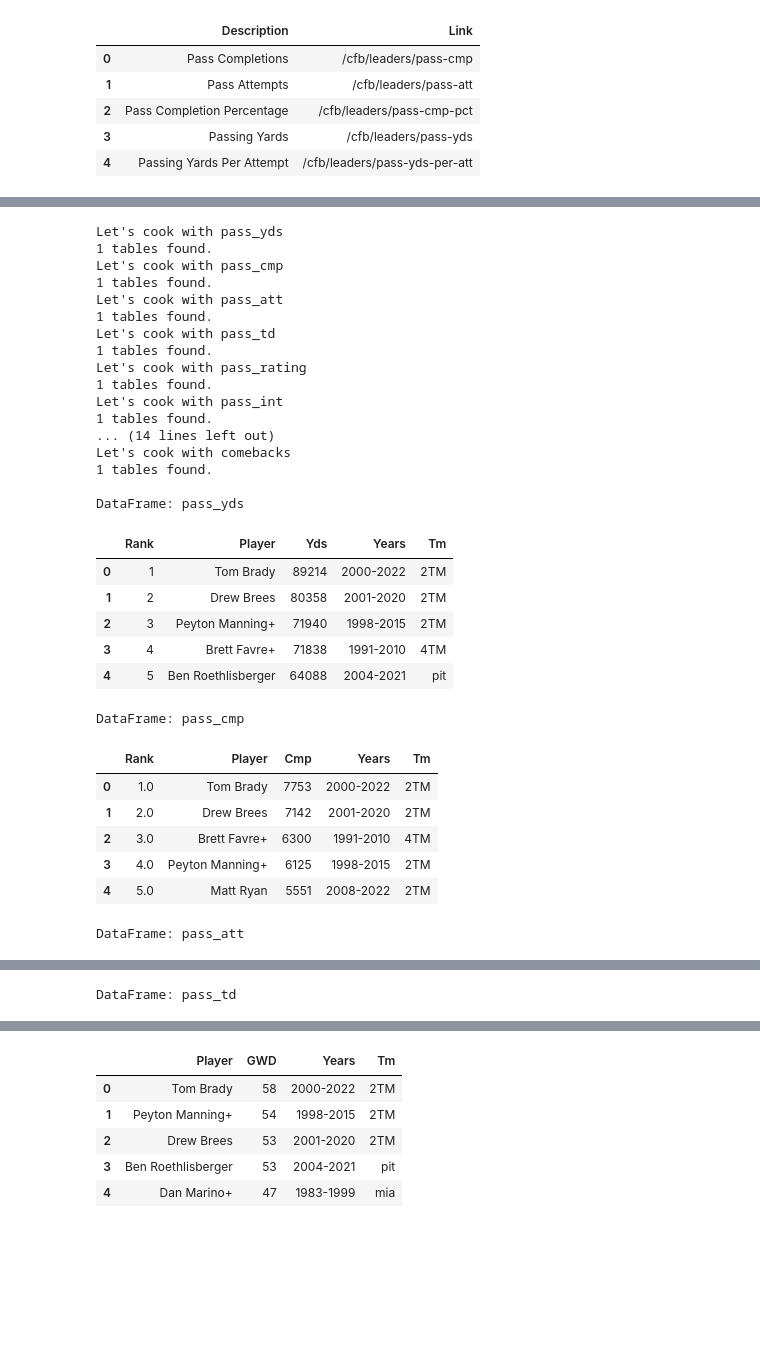
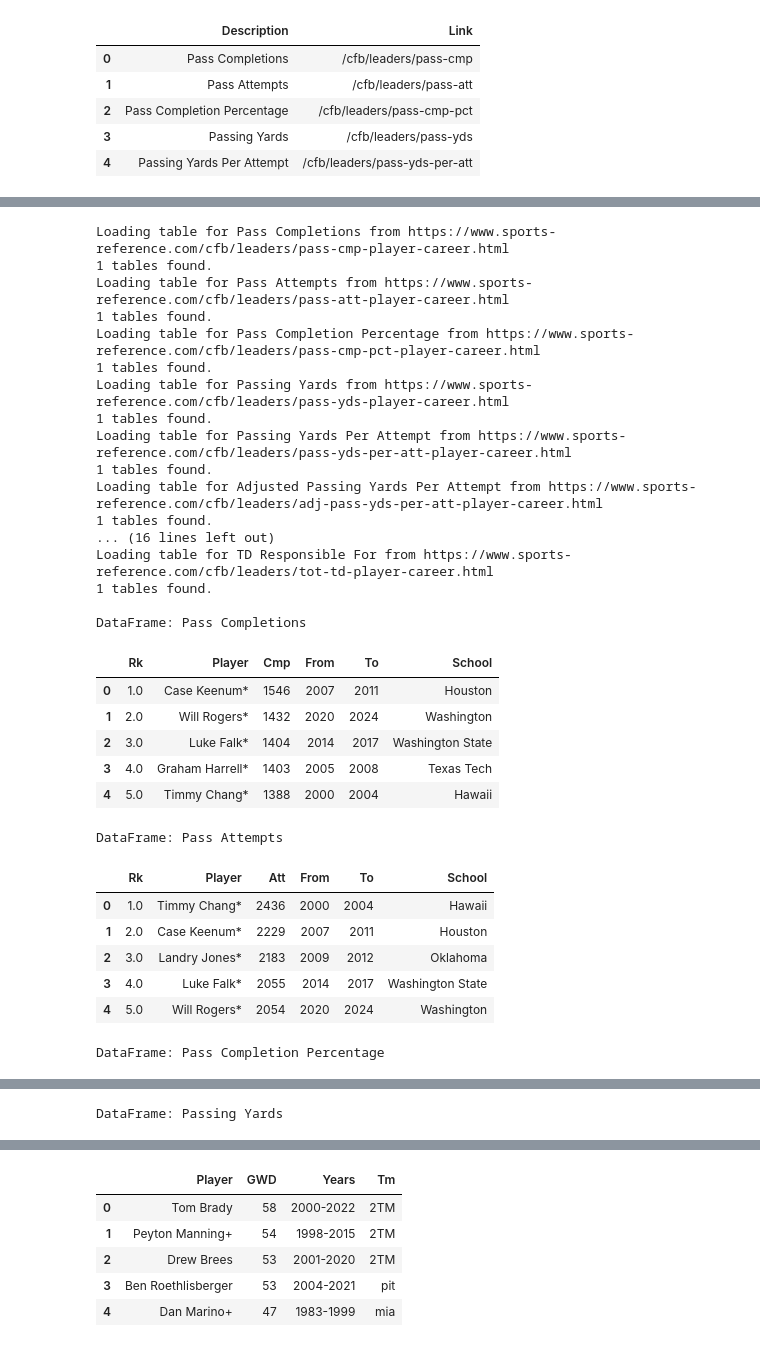
Before and after one commit to willablackmon/nfl_quarterback_draft, a Jupyter notebook: data_sourcing/cfb_ref_stats.ipynb, the cells around one changed output, grey strips where cells are left out. Saved outputs shown, nothing was run; the diff lists cells and outputs as text; code cells hidden in the pictures; blank space fills up the shorter version.

```diff
--- a/data_sourcing/sp_ref_cfb_stats.ipynb
+++ b/data_sourcing/cfb_ref_stats.ipynb
@@ -28,7 +28,7 @@ qb_data = {
     "Total Plays": "/cfb/leaders/tot-plays",
     "Total Yards": "/cfb/leaders/tot-yds",
     "Total Yards Per Play": "/cfb/leaders/tot-yds-per-play",
-    "TD Responsible For": "/cfb/leaders/tot-td",
+    "TD Responsible For": "/cfb/leaders/tot-td"
     }
 
 data = {
@@ -85,10 +85,6 @@ data = {
 }
 
 # https://www.sports-reference.com
-
-# Create a DataFrame from the dictionary
-df = pd.DataFrame(list(qb_data.items()), columns=['Description', 'Link'])
-df.head()
 # %% [output]
 |  | Description | Link |
 | 0 | Pass Completions | /cfb/leaders/pass-cmp |
@@ -138,71 +183,63 @@ NameError: name 'df' is not defined
 # %%
-url_list = [
-
-
-
-
-
-
-]
+import time
 
 # Dictionary to store each DataFrame
 dataframes = {}
 
-for url in url_list:
+for name, path in cfb_qb_data.items():
+    url = f'{base_url}{path}{url_suffix}'
+    time.sleep(1)
     response = requests.get(url)
     if response.status_code == 200:
-        name = url.split("leaders/")[1].replace('_career.htm', '')
-        print(f"Let's cook with {name}")
-        # Parse HTML content with BeautifulSoup
+        print(f"Loading table for {name} from {url}")
+
+# Parse HTML content with BeautifulSoup
         soup = BeautifulSoup(response.text, 'html.parser')
         tables = soup.find_all('table')
-        # Find all tables in the HTML content, print the number found
+# Find all tables in the HTML content, print the number found
         if tables:
             print(f"{len(tables)} tables found.")
             table_index = 0  # Replace with the correct table index after identifying
             df = pd.read_html(str(tables[table_index]), header=0)[0]
-            # df = df.rename(columns={'Player': 'Player', 'Tm': f'Tm_{name}', 'Years': f'Years_{name}'})
-
-            #  save each DataFrame into a dictionary called dataframes, with name as the key
             dataframes[name] = df  # Save each DataFrame with a unique name
         else:
             print("No tables found.")
     else:
-        print(f"Failed to fetch the webpage. Status code: {response.status_code}")
+        print(f"Failed to fetch {url}. Status code: {response.status_code}")
 
 # Display the DataFrames
 for name, df in dataframes.items():
     print(f"\nDataFrame: {name}")
     display(df.head())
 # %% [output]
-Let's cook with pass_yds
+Loading table for Pass Completions from https://www.sports-reference.com/cfb/leaders/pass-cmp-player-career.html
 1 tables found.
-Let's cook with pass_cmp
+Loading table for Pass Attempts from https://www.sports-reference.com/cfb/leaders/pass-att-player-career.html
 1 tables found.
-Let's cook with pass_att
+Loading table for Pass Completion Percentage from https://www.sports-reference.com/cfb/leaders/pass-cmp-pct-player-career.html
 1 tables found.
-Let's cook with pass_td
+Loading table for Passing Yards from https://www.sports-reference.com/cfb/leaders/pass-yds-player-career.html
 1 tables found.
-Let's cook with pass_rating
+Loading table for Passing Yards Per Attempt from https://www.sports-reference.com/cfb/leaders/pass-yds-per-att-player-career.html
 1 tables found.
-Let's cook with pass_int
+Loading table for Adjusted Passing Yards Per Attempt from https://www.sports-reference.com/cfb/leaders/adj-pass-yds-per-att-player-career.html
 1 tables found.
-... (14 lines left out)
-Let's cook with comebacks
+... (16 lines left out)
+Loading table for TD Responsible For from https://www.sports-reference.com/cfb/leaders/tot-td-player-career.html
 1 tables found.
 
-DataFrame: pass_yds
+DataFrame: Pass Completions
-|  | Rank | Player | Yds | Years | Tm |
-| 0 | 1 | Tom Brady | 89214 | 2000-2022 | 2TM |
-| 1 | 2 | Drew Brees | 80358 | 2001-2020 | 2TM |
-| 2 | 3 | Peyton Manning+ | 71940 | 1998-2015 | 2TM |
-| 3 | 4 | Brett Favre+ | 71838 | 1991-2010 | 4TM |
-| 4 | 5 | Ben Roethlisberger | 64088 | 2004-2021 | pit |
+|  | Rk | Player | Cmp | From | To | School |
+| 0 | 1.0 | Case Keenum* | 1546 | 2007 | 2011 | Houston |
+| 1 | 2.0 | Will Rogers* | 1432 | 2020 | 2024 | Washington |
+| 2 | 3.0 | Luke Falk* | 1404 | 2014 | 2017 | Washington State |
+| 3 | 4.0 | Graham Harrell* | 1403 | 2005 | 2008 | Texas Tech |
+| 4 | 5.0 | Timmy Chang* | 1388 | 2000 | 2004 | Hawaii |
-DataFrame: pass_cmp
+DataFrame: Pass Attempts
-|  | Rank | Player | Cmp | Years | Tm |
-| 0 | 1.0 | Tom Brady | 7753 | 2000-2022 | 2TM |
-| 1 | 2.0 | Drew Brees | 7142 | 2001-2020 | 2TM |
-| 2 | 3.0 | Brett Favre+ | 6300 | 1991-2010 | 4TM |
-| 3 | 4.0 | Peyton Manning+ | 6125 | 1998-2015 | 2TM |
-| 4 | 5.0 | Matt Ryan | 5551 | 2008-2022 | 2TM |
+|  | Rk | Player | Att | From | To | School |
+| 0 | 1.0 | Timmy Chang* | 2436 | 2000 | 2004 | Hawaii |
+| 1 | 2.0 | Case Keenum* | 2229 | 2007 | 2011 | Houston |
+| 2 | 3.0 | Landry Jones* | 2183 | 2009 | 2012 | Oklahoma |
+| 3 | 4.0 | Luke Falk* | 2055 | 2014 | 2017 | Washington State |
+| 4 | 5.0 | Will Rogers* | 2054 | 2020 | 2024 | Washington |
-DataFrame: pass_att
+DataFrame: Pass Completion Percentage
@@ -215 +252 @@ DataFrame: pass_att
-DataFrame: pass_td
+DataFrame: Passing Yards
```
Also changed, not shown: parts of 11 cells of this notebook, 2 other files.
